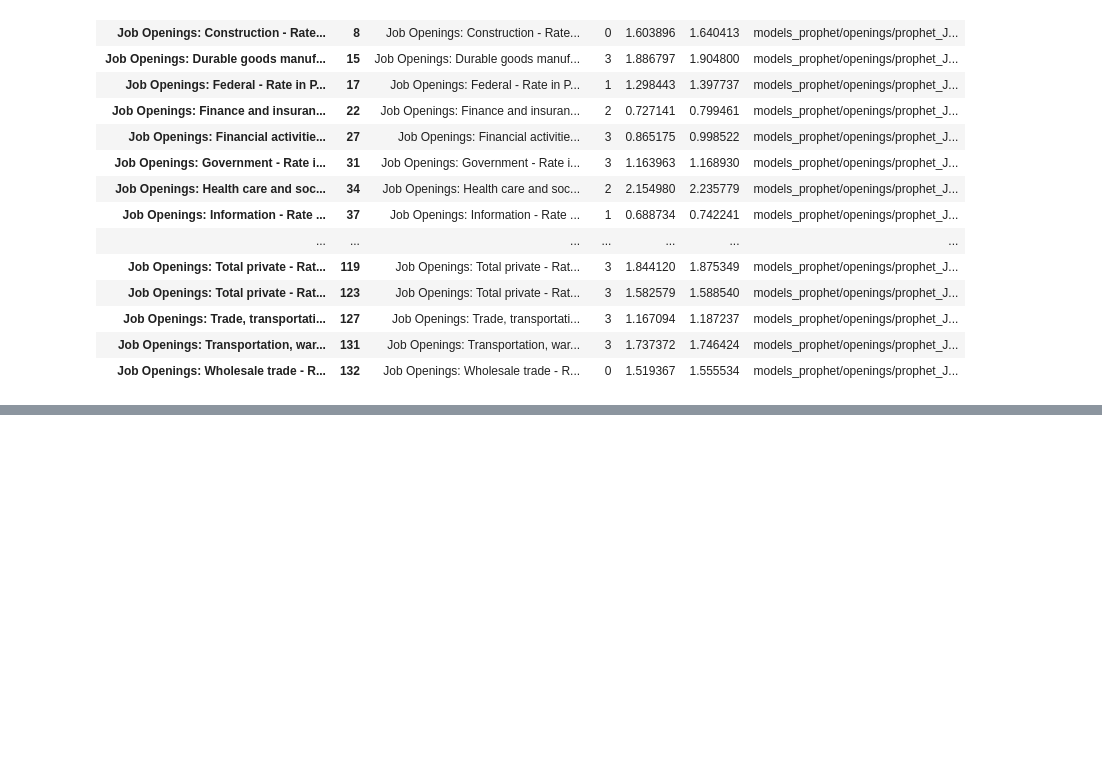
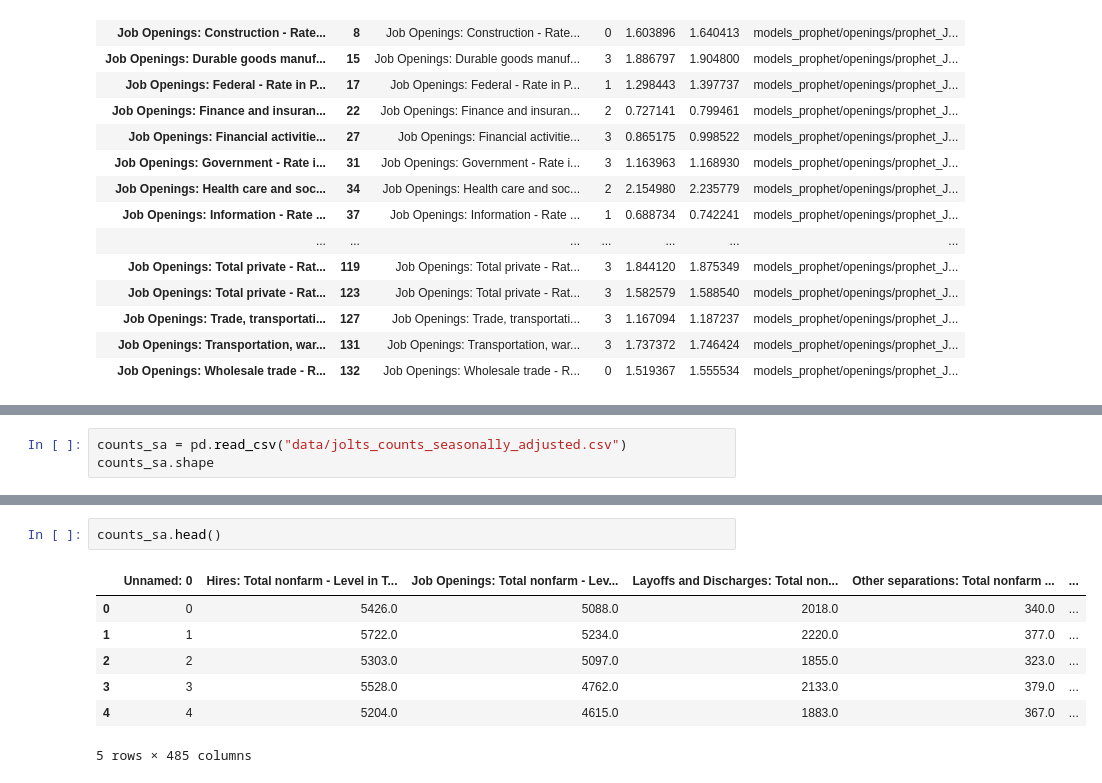
Before and after one commit to Sameer-Sethuram/SwYtch-Team-Monkey, a Jupyter notebook: modeling.ipynb, the cells around one changed output, grey strips where cells are left out. Drawn from its saved outputs; the diff is of its cells as text; blank space fills up the shorter version.

```diff
--- a/modeling.ipynb
+++ b/modeling.ipynb
@@ -827,0 +830,3 @@ results_df_prophet.groupby("label").apply(lambda df: df.nsmallest(1, "rmse"))
+# %%
+counts_sa = pd.read_csv("data/jolts_counts_seasonally_adjusted.csv")
+counts_sa.shape
@@ -827,0 +892,10 @@ results_df_prophet.groupby("label").apply(lambda df: df.nsmallest(1, "rmse"))
+# %%
+counts_sa.head()
+# %% [output]
+|  | Unnamed: 0 | Hires: Total nonfarm - Level in T... | Job Openings: Total nonfarm - Lev... | Layoffs and Discharges: Total non... | Other separations: Total nonfarm ... | ... |
+| 0 | 0 | 5426.0 | 5088.0 | 2018.0 | 340.0 | ... |
+| 1 | 1 | 5722.0 | 5234.0 | 2220.0 | 377.0 | ... |
+| 2 | 2 | 5303.0 | 5097.0 | 1855.0 | 323.0 | ... |
+| 3 | 3 | 5528.0 | 4762.0 | 2133.0 | 379.0 | ... |
+| 4 | 4 | 5204.0 | 4615.0 | 1883.0 | 367.0 | ... |
+5 rows × 485 columns
```
Also changed, not shown: parts of 5 cells of this notebook.
